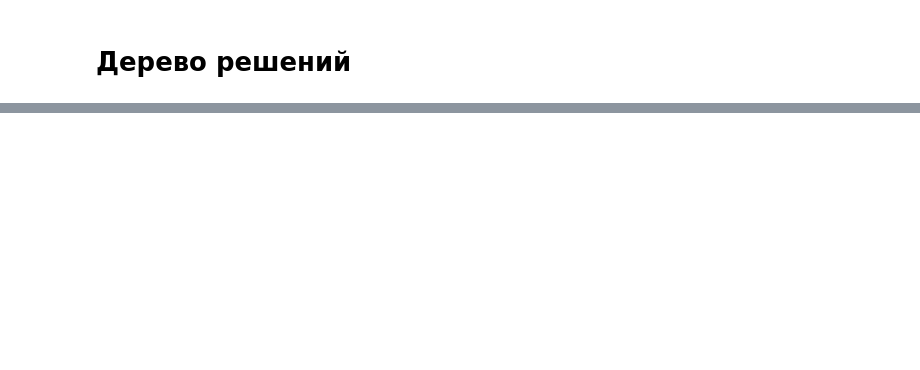
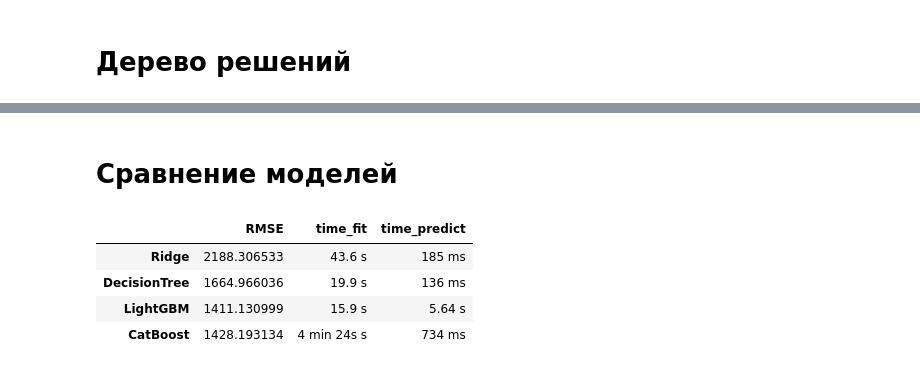
Before and after one commit to samurai921/task_sklearn, a Jupyter notebook: task_2/task_2.ipynb, the cells around one changed output, grey strips where cells are left out. Cells and saved outputs as stored; diff of their text form; code cells hidden in the pictures; blank space fills up the shorter version.

```diff
--- a/task_2/task_2.ipynb
+++ b/task_2/task_2.ipynb
@@ -475,0 +540,4 @@ rmse_score_diff_methods.loc['Ridge', 'time_predict'] = '439 ms'
+# %%
+ord_enc = OrdinalEncoder(handle_unknown='use_encoded_value', unknown_value=-1)
+features_train_lgb = features_train.copy()
+features_train_lgb[CATEGORICAL] = ord_enc.fit_transform(features_train_lgb[CATEGORICAL]).astype(int)
@@ -475,0 +596,4 @@ rmse_score_diff_methods.loc['Ridge', 'time_predict'] = '439 ms'
+# %%
+rmse_score_diff_methods.loc['LightGBM', 'RMSE'] = best_result_lgb
+rmse_score_diff_methods.loc['LightGBM', 'time_fit'] = '15.9 s'
+rmse_score_diff_methods.loc['LightGBM', 'time_predict'] = '5.64 s'
@@ -475,0 +602,22 @@ rmse_score_diff_methods.loc['Ridge', 'time_predict'] = '439 ms'
+# %%
+%%time
+
+params = {'learning_rate': [0.5, 0.1],
+          'max_depth': range(1, 8),
+          'n_estimators': range(50, 351, 50)}
+
+fit_params = {'cat_features': CATEGORICAL}
+
+model = CatBoostRegressor(random_state=42)
+grid = RandomizedSearchCV(model,
+                          param_distributions=params,
+                          scoring='neg_root_mean_squared_error',
+                          cv=5,
+                          n_jobs=-1,
+                          random_state=42,
+                          verbose=1)
+grid.fit(features_train, target_train, **fit_params)
+
+best_model_cat = grid.best_estimator_
+best_parametrs_cat = grid.best_params_
+best_result_cat = grid.best_score_ * -1
@@ -475,0 +657,14 @@ rmse_score_diff_methods.loc['Ridge', 'time_predict'] = '439 ms'
+# %%
+rmse_score_diff_methods.loc['CatBoost', 'RMSE'] = best_result_cat
+rmse_score_diff_methods.loc['CatBoost', 'time_fit'] = '4 min 24s s'
+rmse_score_diff_methods.loc['CatBoost', 'time_predict'] = '734 ms'
+# %% [markdown]
+# Сравнение моделей
+# %%
+rmse_score_diff_methods
+# %% [output]
+|  | RMSE | time_fit | time_predict |
+| Ridge | 2188.306533 | 43.6 s | 185 ms |
+| DecisionTree | 1664.966036 | 19.9 s | 136 ms |
+| LightGBM | 1411.130999 | 15.9 s | 5.64 s |
+| CatBoost | 1428.193134 | 4 min 24s s | 734 ms |
```
Also changed, not shown: parts of 31 cells of this notebook.
